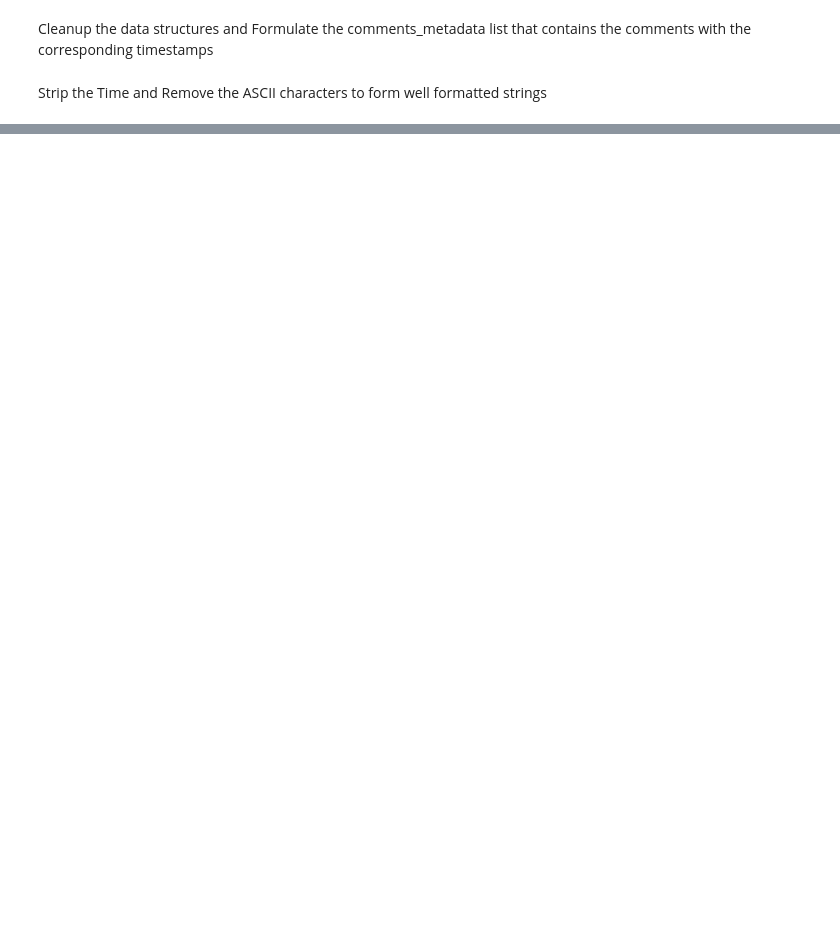
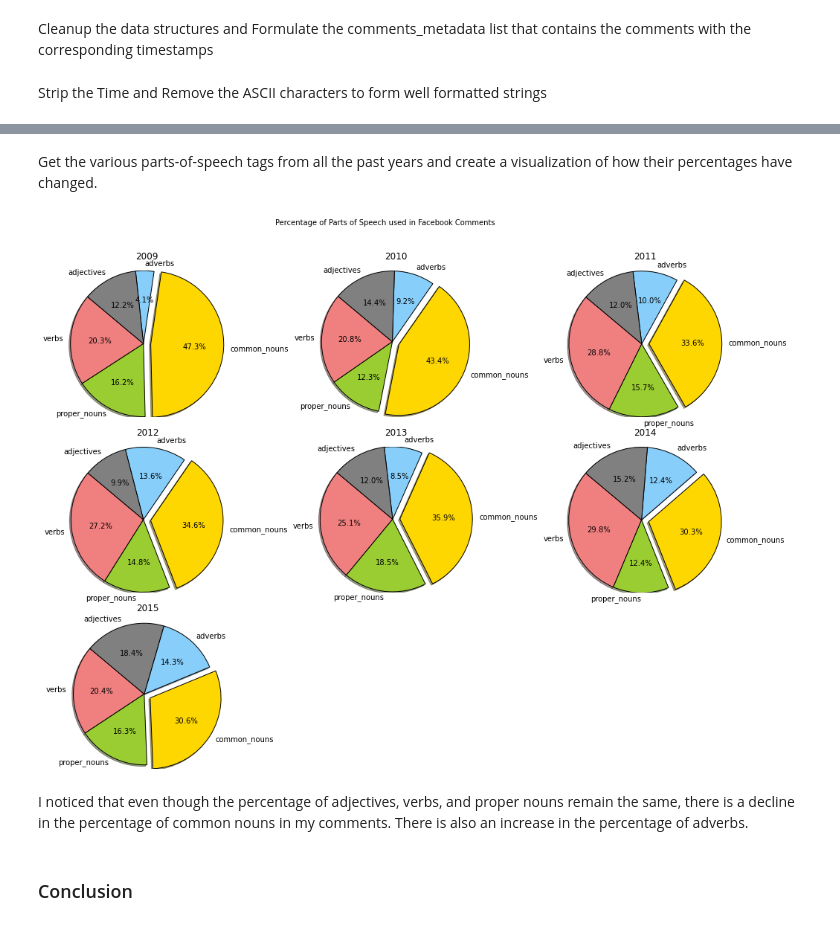
Before and after one commit to akshatgupta95/fb-comments-viz, a Jupyter notebook: fb-comments.ipynb, the cells around one changed output, grey strips where cells are left out. Drawn from its saved outputs; the diff is of its cells as text; code cells hidden in the pictures; blank space fills up the shorter version.

```diff
--- a/fb-comments.ipynb
+++ b/fb-comments.ipynb
@@ -42,0 +109,29 @@ comments_metadata = [(str(curr_pair[0].split('T')[0]), str(curr_pair[1])) for cu
+# %% [markdown]
+Get the various parts-of-speech tags from all the past years and create a visualization of how their percentages have changed.
+# %%
+i = 0
+fig, ax = plt.subplots(3, figsize=(17, 12))
+for year in sorted(pos_by_year.keys()):
+    i += 1
+    x = [(key, pos_by_year[year][key]) for key in pos_by_year[year]]
+    x = sorted(x, key=lambda x: x[0], reverse=True)
+
+    labels = [curr_item[0] for curr_item in x]
+    sizes = [curr_item[1] for curr_item in x]
+    colors = ['lightcoral', 'yellowgreen', 'gold', 'lightskyblue', 'gray']
+    explode = (0, 0, 0.1, 0, 0)  # explode 1st slice
+    plt.subplot(3, 3, i)
+    plt.pie(sizes, explode=explode, labels=labels, colors=colors,
+            autopct='%1.1f%%', shadow=True, startangle=140)
+    plt.title(year, y=1.05)
+
+
+    plt.axis('equal')
+plt.suptitle('Percentage of Parts of Speech used in Facebook Comments')
+plt.show()
+# %% [output]
+[figure, added]
+# %% [markdown]
+I noticed that even though the percentage of adjectives, verbs, and proper nouns remain the same, there is a decline in the percentage of common nouns in my comments. There is also an increase in the percentage of adverbs.
+# %% [markdown]
+### Conclusion
```
Also changed, not shown: parts of 13 cells of this notebook.
